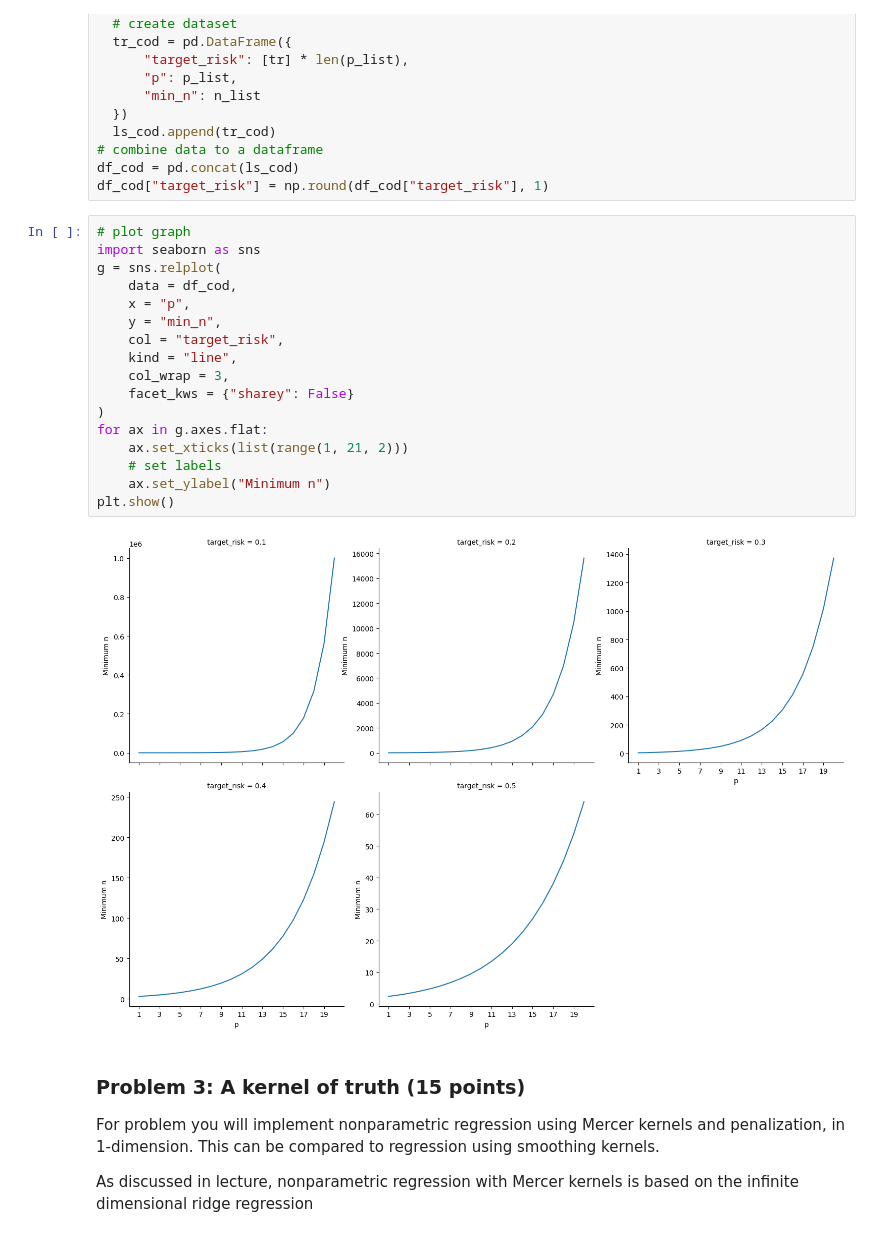
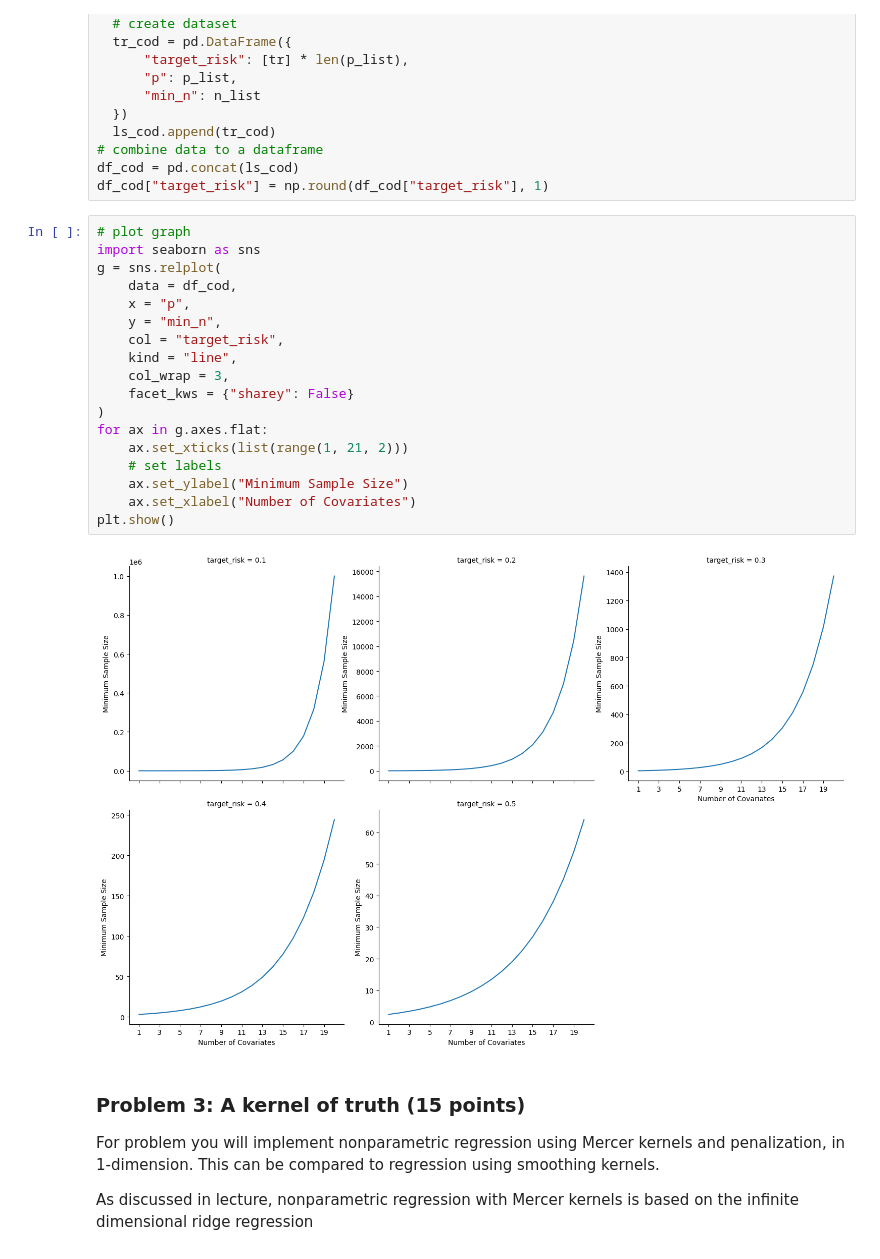
Before and after one commit to Swaha294/Swaha294, a Jupyter notebook: assignments/assn1/assn1.ipynb, the cells around one changed output. Drawn from its saved outputs; the diff is of its cells as text.

```diff
--- a/assignments/assn1/assn1.ipynb
+++ b/assignments/assn1/assn1.ipynb
@@ -605,22 +605,23 @@ df_cod["target_risk"] = np.round(df_cod["target_risk"], 1)
 # %%
 # plot graph
 import seaborn as sns
 g = sns.relplot(
     data = df_cod,
     x = "p",
     y = "min_n",
     col = "target_risk",
     kind = "line",
     col_wrap = 3,
     facet_kws = {"sharey": False}
 )
 for ax in g.axes.flat:
     ax.set_xticks(list(range(1, 21, 2)))
     # set labels
-    ax.set_ylabel("Minimum n")
+    ax.set_ylabel("Minimum Sample Size")
+    ax.set_xlabel("Number of Covariates")
 plt.show()
 # %% [output]
-[figure, old version]
+[figure, new version]
 # %% [markdown]
 ### Problem 3: A kernel of truth (15 points)
 
```
